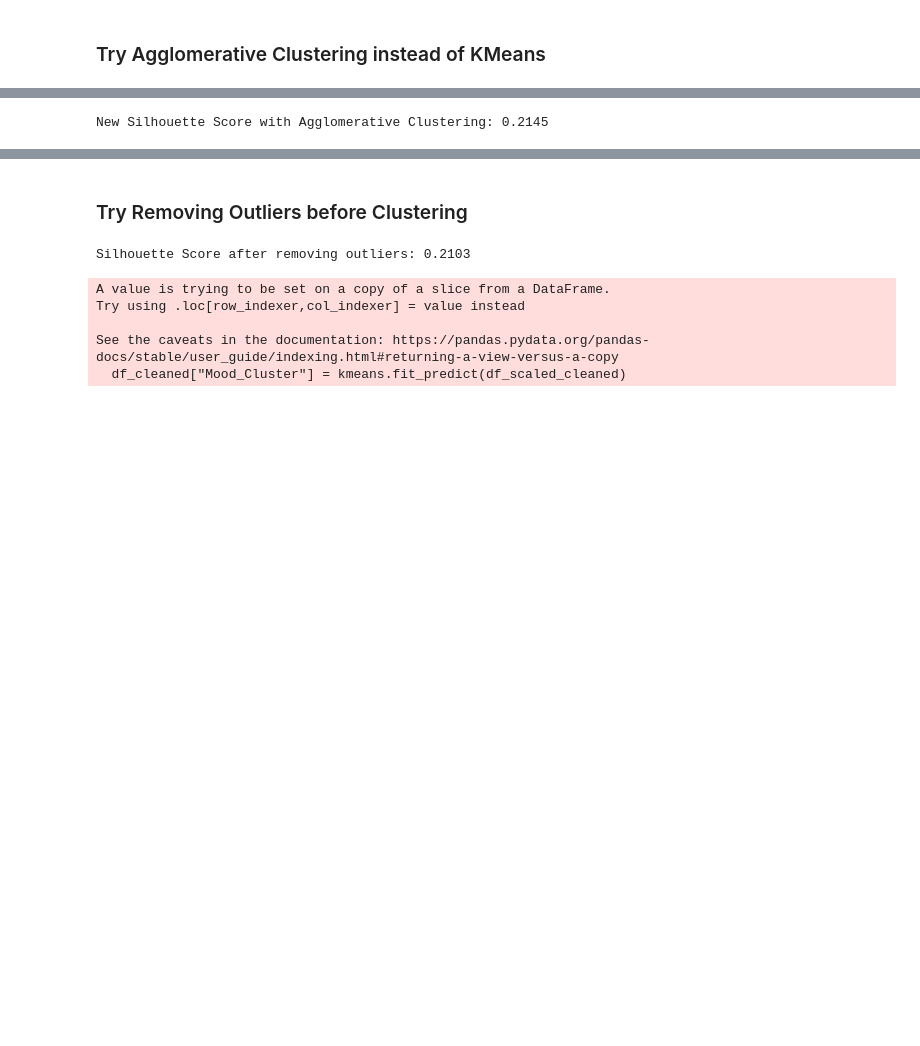
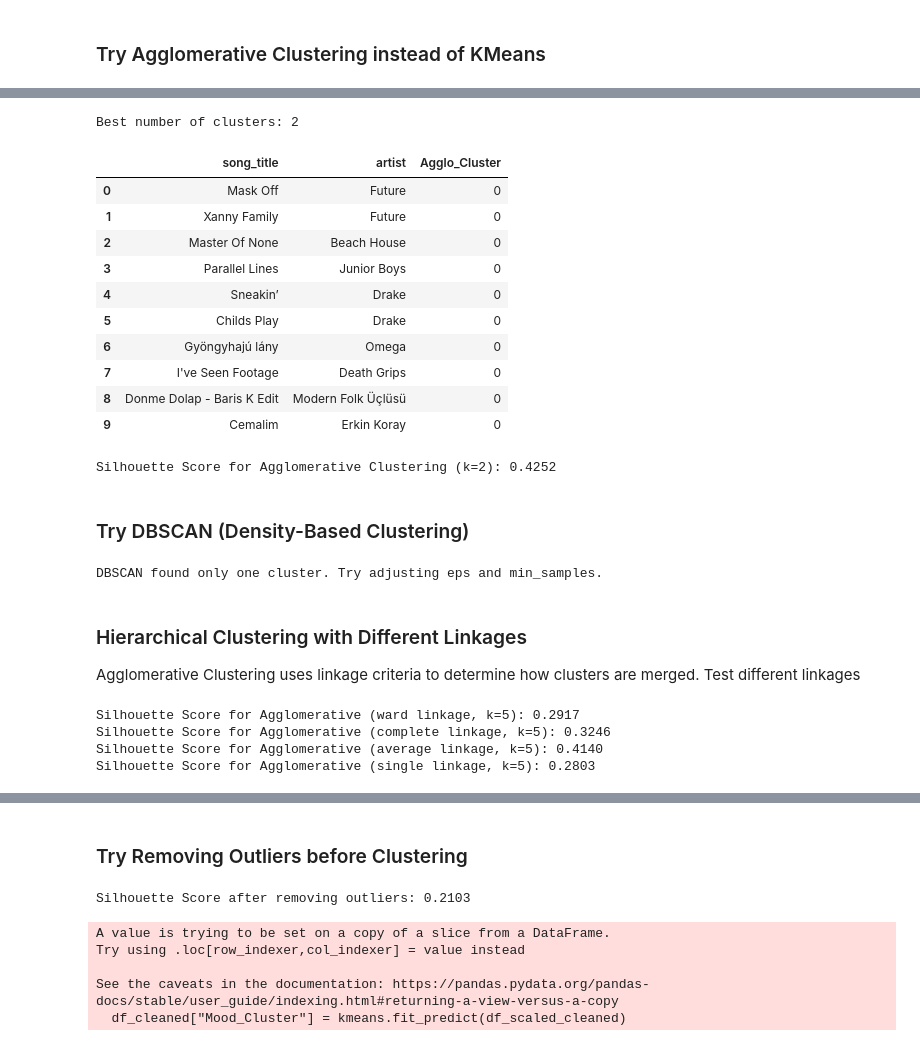
Before and after one commit to hannahdallas/captstone, a Jupyter notebook: notebook.ipynb, the cells around one changed output, grey strips where cells are left out. Drawn from its saved outputs; the diff is of its cells as text; code cells hidden in the pictures; blank space fills up the shorter version.

```diff
--- a/notebook.ipynb
+++ b/notebook.ipynb
@@ -549,10 +540,73 @@ New Silhouette Score with DBSCAN: -0.2178
+# %%
+best_k = cluster_range[silhouette_scores.index(max(silhouette_scores))]
+print(f"Best number of clusters: {best_k}")
+
+# Fit Agglomerative Clustering with the best `k`
+agglomerative = AgglomerativeClustering(n_clusters=best_k)
+df_pca["Agglo_Cluster"] = agglomerative.fit_predict(df_pca.iloc[:, :-3])
+
+# Show some sample clusters
+df_pca[["song_title", "artist", "Agglo_Cluster"]].head(10)
+# %% [output]
+Best number of clusters: 2
+|  | song_title | artist | Agglo_Cluster |
+| 0 | Mask Off | Future | 0 |
+| 1 | Xanny Family | Future | 0 |
+| 2 | Master Of None | Beach House | 0 |
+| 3 | Parallel Lines | Junior Boys | 0 |
+| 4 | Sneakin’ | Drake | 0 |
+| 5 | Childs Play | Drake | 0 |
+| 6 | Gyöngyhajú lány | Omega | 0 |
+| 7 | I've Seen Footage | Death Grips | 0 |
+| 8 | Donme Dolap - Baris K Edit | Modern Folk Üçlüsü | 0 |
+| 9 | Cemalim | Erkin Koray | 0 |
+# %%
+# Select only numeric PCA components for scoring
+numeric_columns = [col for col in df_pca.columns if col.startswith("PC")]  # Keep only PCA components
+numeric_pca_data = df_pca[numeric_columns]  # Select only PCA components
+
+# Compute Silhouette Score
+score = silhouette_score(numeric_pca_data, df_pca["Agglo_Cluster"])
+
+print(f"Silhouette Score for Agglomerative Clustering (k={best_k}): {score:.4f}")
+# %% [output]
+Silhouette Score for Agglomerative Clustering (k=2): 0.4252
+# %% [markdown]
+### Try DBSCAN (Density-Based Clustering)
+# %%
+from sklearn.cluster import DBSCAN
+from sklearn.metrics import silhouette_score
+
+# Try different values of eps (distance threshold)
+dbscan = DBSCAN(eps=0.5, min_samples=5)  # Adjust `eps` and `min_samples` as needed
+df_pca["DBSCAN_Cluster"] = dbscan.fit_predict(numeric_pca_data)
+
+# Check if clustering is meaningful (DBSCAN assigns -1 to noise)
+if len(set(df_pca["DBSCAN_Cluster"])) > 1:
+    score = silhouette_score(numeric_pca_data, df_pca["DBSCAN_Cluster"])
+    print(f"Silhouette Score for DBSCAN: {score:.4f}")
+else:
+    print("DBSCAN found only one cluster. Try adjusting eps and min_samples.")
+# %% [output]
+DBSCAN found only one cluster. Try adjusting eps and min_samples.
+# %% [markdown]
+### Hierarchical Clustering with Different Linkages
+Agglomerative Clustering uses linkage criteria to determine how clusters are merged. Test different linkages
 # %%
 from sklearn.cluster import AgglomerativeClustering
+from sklearn.metrics import silhouette_score
 
-agglo = AgglomerativeClustering(n_clusters=5)
-df["Mood_Cluster"] = agglo.fit_predict(df_scaled)
+linkages = ["ward", "complete", "average", "single"]
+best_scores = {}
 
-silhouette_avg = silhouette_score(df_scaled, df["Mood_Cluster"])
-print(f"New Silhouette Score with Agglomerative Clustering: {silhouette_avg:.4f}")
+for linkage in linkages:
+    agglo = AgglomerativeClustering(n_clusters=5, linkage=linkage)
+    labels = agglo.fit_predict(numeric_pca_data)
+    score = silhouette_score(numeric_pca_data, labels)
+    best_scores[linkage] = score
+    print(f"Silhouette Score for Agglomerative ({linkage} linkage, k=5): {score:.4f}")
 # %% [output]
-New Silhouette Score with Agglomerative Clustering: 0.2145
+Silhouette Score for Agglomerative (ward linkage, k=5): 0.2917
+Silhouette Score for Agglomerative (complete linkage, k=5): 0.3246
+Silhouette Score for Agglomerative (average linkage, k=5): 0.4140
+Silhouette Score for Agglomerative (single linkage, k=5): 0.2803
```
Also changed, not shown: parts of 24 cells of this notebook.
